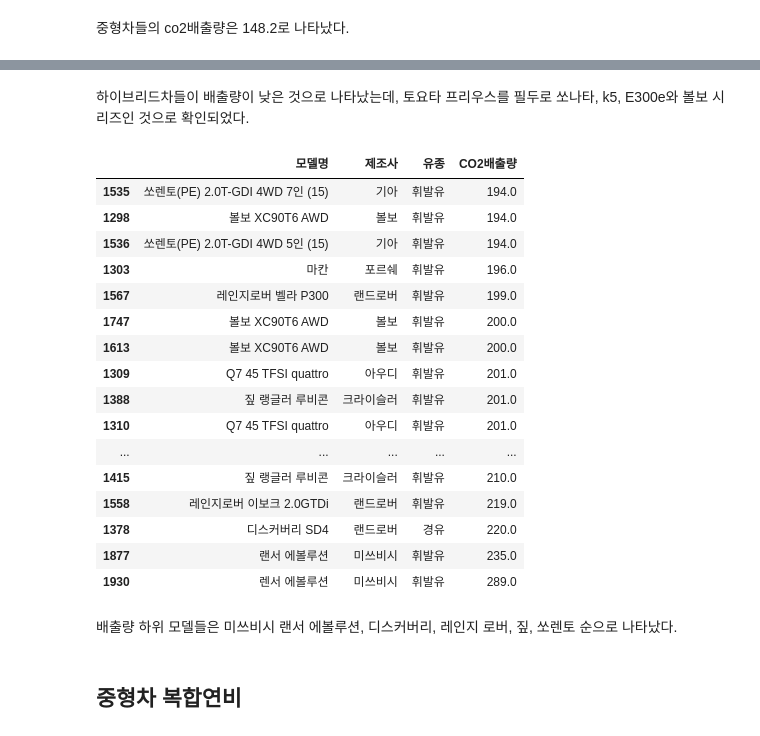
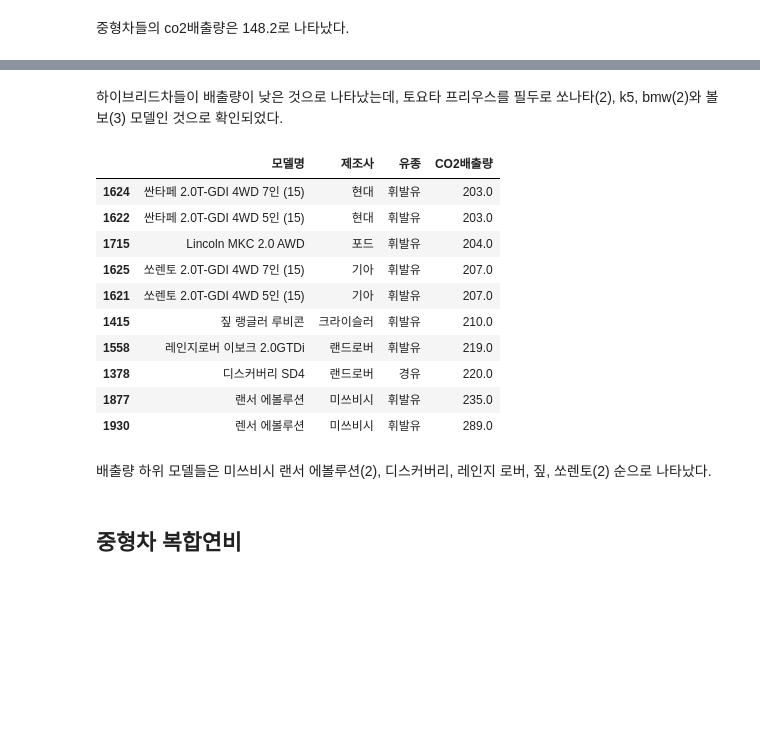
Before and after one commit to krousk/python-space, a Jupyter notebook: 파이썬 3조-남경훈 개인제출 script.ipynb, the cells around one changed output, grey strips where cells are left out. Drawn from its saved outputs; the diff is of its cells as text; code cells hidden in the pictures; blank space fills up the shorter version.

```diff
--- a/파이썬 3조-남경훈 개인제출 script.ipynb
+++ b/파이썬 3조-남경훈 개인제출 script.ipynb
@@ -634,27 +649,21 @@ middle_co2.sort_values(by='CO2배출량',ascending=True).head(20)
 # %% [markdown]
-하이브리드차들이 배출량이 낮은 것으로 나타났는데, 토요타 프리우스를 필두로 쏘나타, k5, E300e와 볼보 시리즈인 것으로 확인되었다.
+하이브리드차들이 배출량이 낮은 것으로 나타났는데, 토요타 프리우스를 필두로 쏘나타(2), k5, bmw(2)와 볼보(3) 모델인 것으로 확인되었다.
 # %%
-middle_co2.sort_values(by='CO2배출량',ascending=True).tail(20)
+middle_co2.sort_values(by='CO2배출량',ascending=True).tail(10)
 # %% [output]
 |  | 모델명 | 제조사 | 유종 | CO2배출량 |
-| 1535 | 쏘렌토(PE) 2.0T-GDI 4WD 7인 (15) | 기아 | 휘발유 | 194.0 |
-| 1298 | 볼보 XC90T6 AWD | 볼보 | 휘발유 | 194.0 |
-| 1536 | 쏘렌토(PE) 2.0T-GDI 4WD 5인 (15) | 기아 | 휘발유 | 194.0 |
-| 1303 | 마칸 | 포르쉐 | 휘발유 | 196.0 |
-| 1567 | 레인지로버 벨라 P300 | 랜드로버 | 휘발유 | 199.0 |
-| 1747 | 볼보 XC90T6 AWD | 볼보 | 휘발유 | 200.0 |
-| 1613 | 볼보 XC90T6 AWD | 볼보 | 휘발유 | 200.0 |
-| 1309 | Q7 45 TFSI quattro | 아우디 | 휘발유 | 201.0 |
-| 1388 | 짚 랭글러 루비콘 | 크라이슬러 | 휘발유 | 201.0 |
-| 1310 | Q7 45 TFSI quattro | 아우디 | 휘발유 | 201.0 |
-| ... | ... | ... | ... | ... |
+| 1624 | 싼타페 2.0T-GDI 4WD 7인 (15) | 현대 | 휘발유 | 203.0 |
+| 1622 | 싼타페 2.0T-GDI 4WD 5인 (15) | 현대 | 휘발유 | 203.0 |
+| 1715 | Lincoln MKC 2.0 AWD | 포드 | 휘발유 | 204.0 |
+| 1625 | 쏘렌토 2.0T-GDI 4WD 7인 (15) | 기아 | 휘발유 | 207.0 |
+| 1621 | 쏘렌토 2.0T-GDI 4WD 5인 (15) | 기아 | 휘발유 | 207.0 |
 | 1415 | 짚 랭글러 루비콘 | 크라이슬러 | 휘발유 | 210.0 |
 | 1558 | 레인지로버 이보크 2.0GTDi | 랜드로버 | 휘발유 | 219.0 |
 | 1378 | 디스커버리 SD4 | 랜드로버 | 경유 | 220.0 |
 | 1877 | 랜서 에볼루션 | 미쓰비시 | 휘발유 | 235.0 |
 | 1930 | 렌서 에볼루션 | 미쓰비시 | 휘발유 | 289.0 |
 # %% [markdown]
-배출량 하위 모델들은 미쓰비시 랜서 에볼루션, 디스커버리, 레인지 로버, 짚, 쏘렌토 순으로 나타났다.
+배출량 하위 모델들은 미쓰비시 랜서 에볼루션(2), 디스커버리, 레인지 로버, 짚, 쏘렌토(2) 순으로 나타났다.
 # %% [markdown]
 ## 중형차 복합연비
 # %%
```
Also changed, not shown: parts of 78 cells of this notebook, 1 other file.
